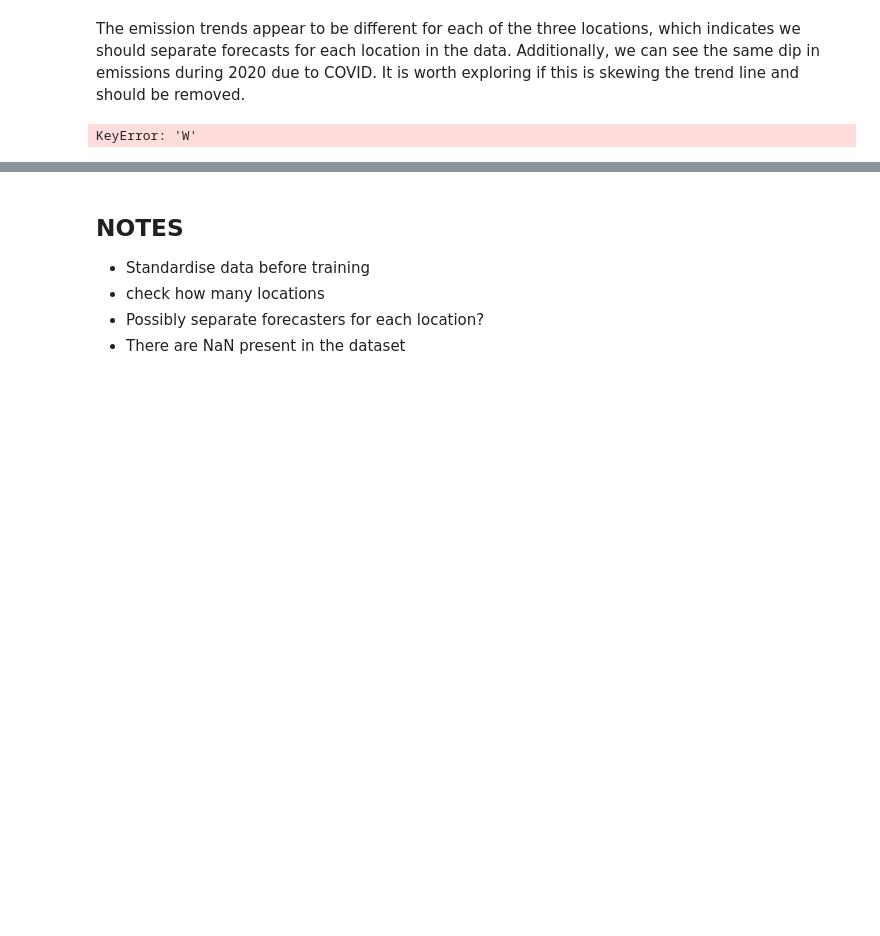
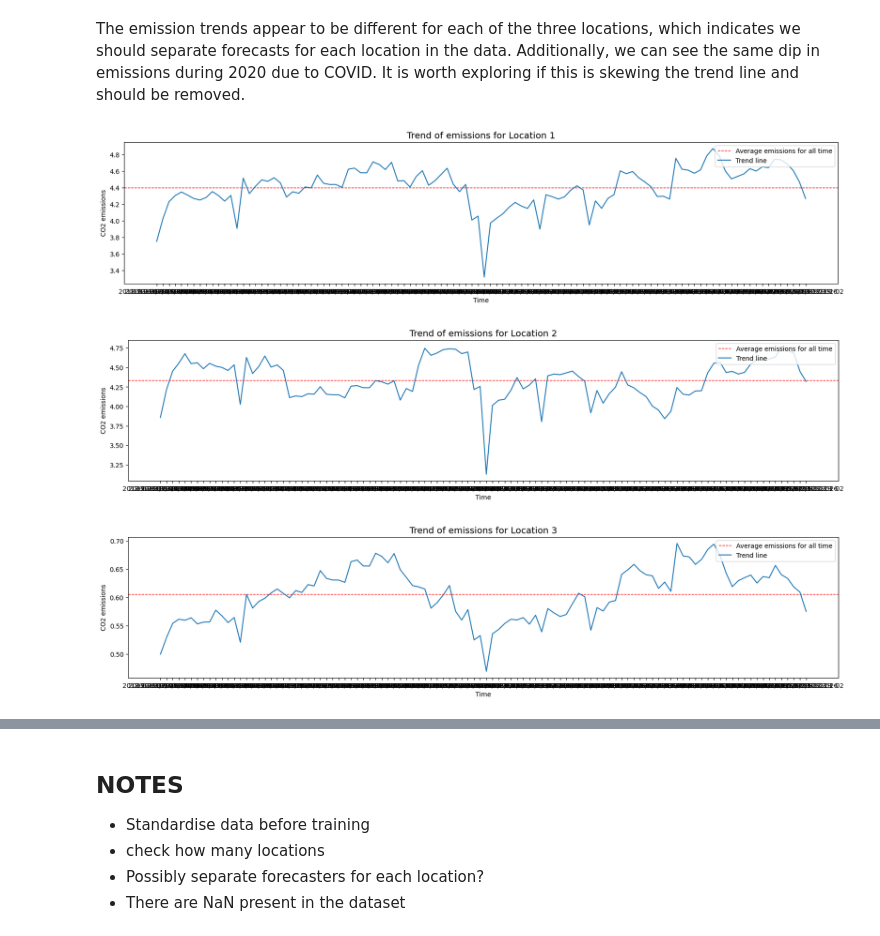
Before and after one commit to NiclasFenton-Wiegleb/Kaggle-Predict-CO2-Emissions-in-Rwanda, a Jupyter notebook: predict-emissions-rwanda.ipynb, the cells around one changed output, grey strips where cells are left out. Drawn from its saved outputs; the diff is of its cells as text; code cells hidden in the pictures; blank space fills up the shorter version.

```diff
--- a/predict-emissions-rwanda.ipynb
+++ b/predict-emissions-rwanda.ipynb
@@ -134,25 +132,26 @@ The emission trends appear to be different for each of the three locations, whic
 # %%
 df_v2 = data_handling.load_data_drop_2020()
 
 #Labels should be the coordinates of the first three locations in the dataframe with 2020 removed
-locations = df["coordinates"].unique()[0:3]
+locations = df_v2["coordinates"].unique()[0:3]
 
 loc_counter = 1
 
 for loc in locations:
-        df_loc = df[df["coordinates"] == loc]
+        df_loc = df_v2[df_v2["coordinates"] == loc]
         index = df_loc.index
-        # sales = sales.groupby(sales.index)['item_sales_day'].sum().to_frame().reset_index()
         plt.figure(figsize=(20,4))
         plt.axhline (y =df_loc['emission'].mean(), color='red', linewidth = 1, linestyle ='dashed', label = 'Average emissions for all time')
         sns.lineplot(data=df_loc, x=df_loc.index.astype(str), y='emission', label = 'Trend line')
         plt.title(f'Trend of emissions for Location {loc_counter}', fontsize=14)
         plt.legend(loc = 'upper right')
         plt.xlabel('Time')
         plt.ylabel('CO2 emissions')
         plt.show()
         print('\n')
 
         loc_counter += 1
 # %% [output]
-KeyError: 'W'
+[figure, added]
+[figure, added]
+[figure, added]
```
Also changed, not shown: parts of 3 cells of this notebook.
